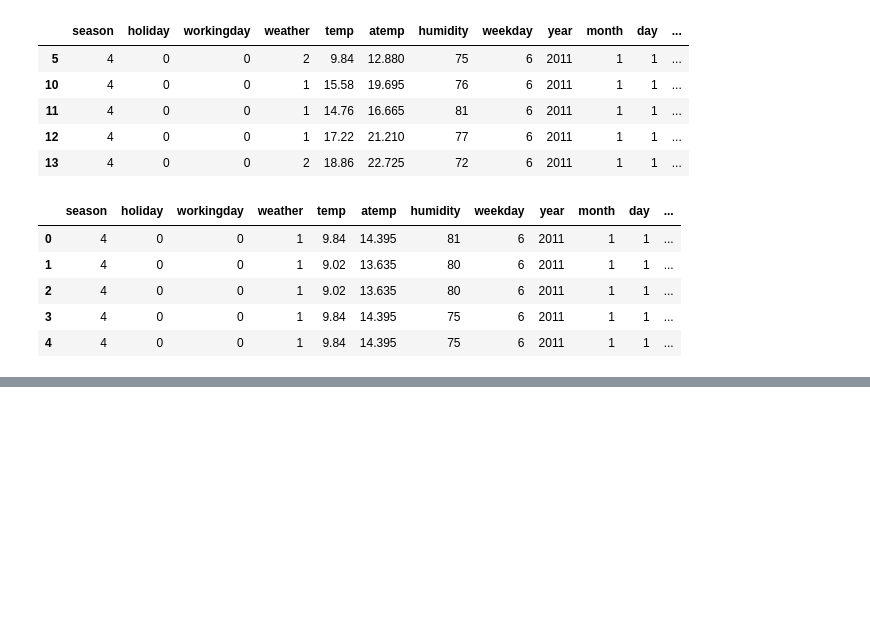
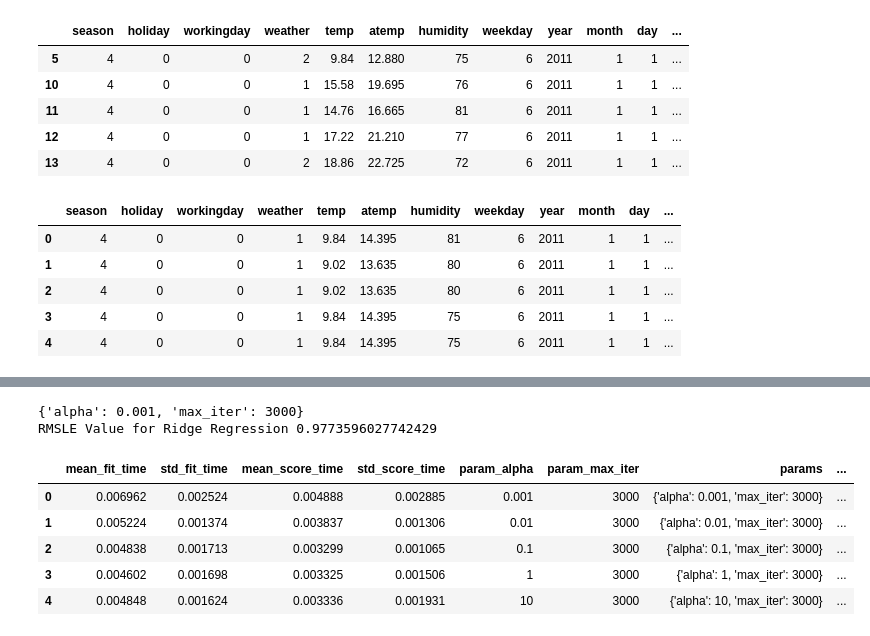
Before and after one commit to bumcoding/MachineLearning_Study, a Jupyter notebook: AiffelResearch/BikeSharingDemand.ipynb, the cells around one changed output, grey strips where cells are left out. Cells and saved outputs as stored; diff of their text form; code cells hidden in the pictures; blank space fills up the shorter version.

```diff
--- a/AiffelResearch/BikeSharingDemand.ipynb
+++ b/AiffelResearch/BikeSharingDemand.ipynb
@@ -550,0 +608,40 @@ LinearRegression()
+# %%
+"""
+GridSearchCV를 활용하면 우리가 이용하게 될 각각의 모델마다 변경해야 하는 파라미터 튜닝시 어떤 파라미터가 최적의 값을 내는지 등을 알 수 있음.
+
+GridSearchCV 참조:
+https://scikit-learn.org/stable/modules/generated/sklearn.model_selection.GridSearchCV.html
+https://datascienceschool.net/view-notebook/ff4b5d491cc34f94aea04baca86fbef8/
+"""
+from sklearn.model_selection import GridSearchCV
+from sklearn import metrics
+
+# Ridge모델은 L2제약을 가지는 선형회귀모델에서 개선된 모델이며 해당 모델에서 유의 깊게 튜닝해야하는 파라미터는 alpha값임
+ridge = Ridge()
+
+# 우리가 튜닝하고자하는 Ridge의 파라미터 중 특정 파라미터에 배열 값으로 넘겨주게 되면
+# 테스트 후 어떤 파라미터가 최적의 값인지 알려줌
+ridge_params = {'max_iter':[3000],'alpha':[0.001,0.01,0.1,1,10,100,1000]}
+rmsle_scorer = metrics.make_scorer(rmsle,greater_is_better=False)
+grid_ridge = GridSearchCV(ridge,ridge_params,scoring=rmsle_scorer,cv=5)
+
+grid_ridge.fit(train,yLabelslog)
+preds = grid_ridge.predict(train)
+print(grid_ridge.best_params_)
+print('RMSLE Value for Ridge Regression {}'.format(rmsle(np.exp(yLabelslog),np.exp(preds),False)))
+# %% [output]
+{'alpha': 0.001, 'max_iter': 3000}
+RMSLE Value for Ridge Regression 0.9773596027742429
+# %%
+# 결과에 대해 GridSearchCV의 변수인 grid_ridge변수에 cv_result_를 통해
+# alpha값의 변화에 따라 평균값의 변화를 파악 가능
+df = pd.DataFrame(grid_ridge.cv_results_)
+
+df.head()
+# %% [output]
+|  | mean_fit_time | std_fit_time | mean_score_time | std_score_time | param_alpha | param_max_iter | params | ... |
+| 0 | 0.006962 | 0.002524 | 0.004888 | 0.002885 | 0.001 | 3000 | {'alpha': 0.001, 'max_iter': 3000} | ... |
+| 1 | 0.005224 | 0.001374 | 0.003837 | 0.001306 | 0.01 | 3000 | {'alpha': 0.01, 'max_iter': 3000} | ... |
+| 2 | 0.004838 | 0.001713 | 0.003299 | 0.001065 | 0.1 | 3000 | {'alpha': 0.1, 'max_iter': 3000} | ... |
+| 3 | 0.004602 | 0.001698 | 0.003325 | 0.001506 | 1 | 3000 | {'alpha': 1, 'max_iter': 3000} | ... |
+| 4 | 0.004848 | 0.001624 | 0.003336 | 0.001931 | 10 | 3000 | {'alpha': 10, 'max_iter': 3000} | ... |
```
Also changed, not shown: parts of 11 cells of this notebook.
